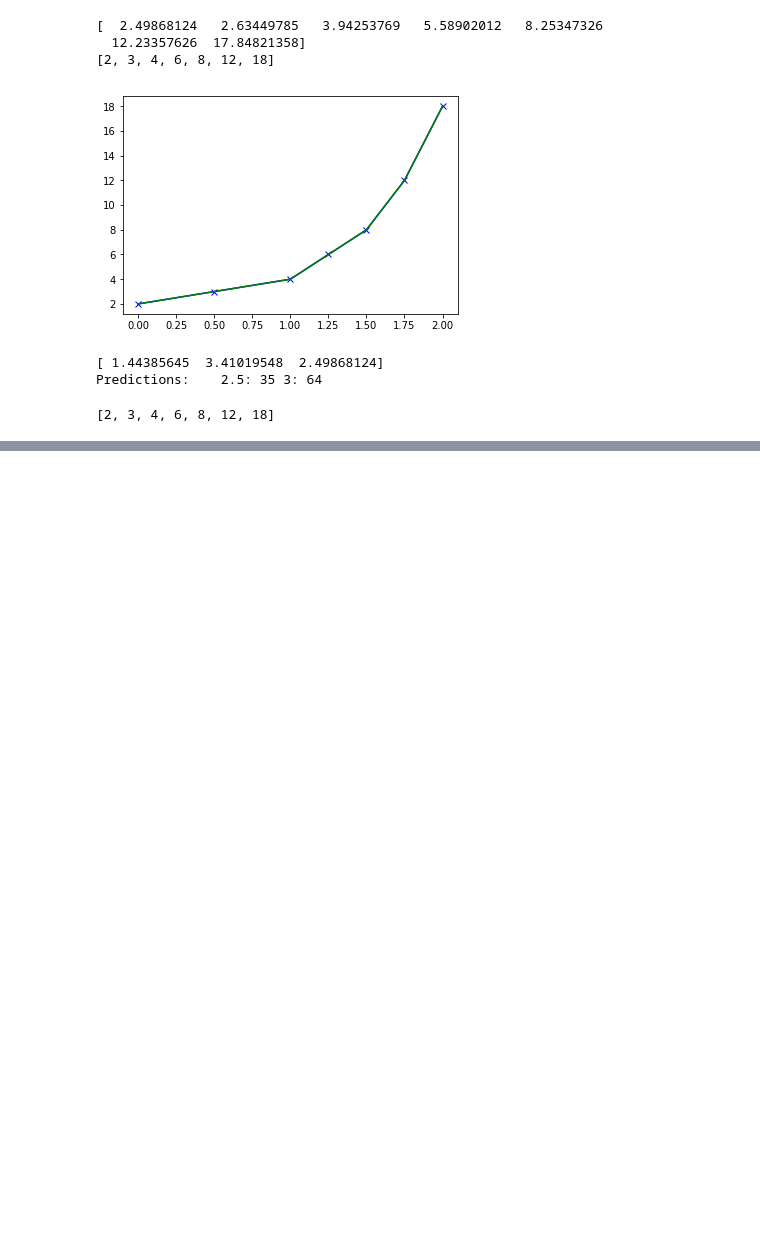
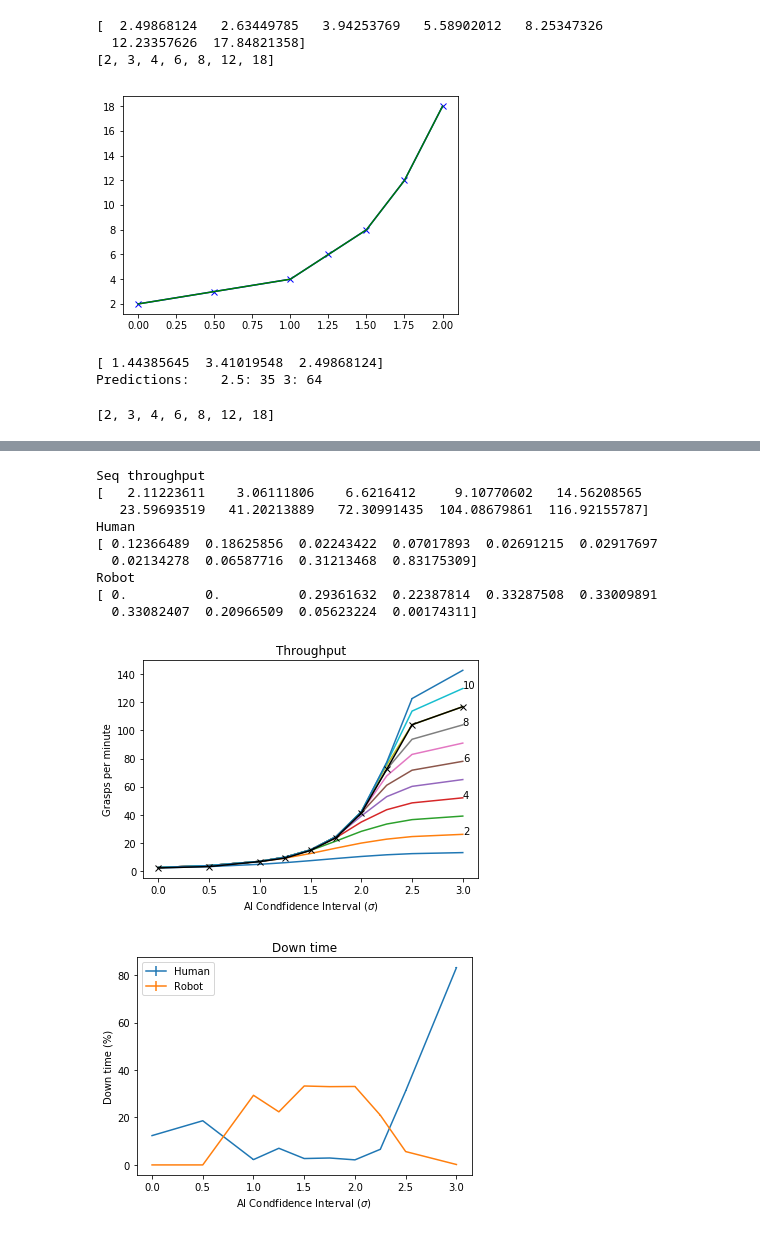
Before and after one commit to JeffreyILipton/SimulationOfFleet, a Jupyter notebook: Analysis.ipynb, the cells around one changed output, grey strips where cells are left out. Drawn from its saved outputs; the diff is of its cells as text; code cells hidden in the pictures; blank space fills up the shorter version.

```diff
--- a/Analysis.ipynb
+++ b/Analysis.ipynb
@@ -567,0 +585,15 @@ Predictions:    2.5: 35 3: 64
+# %%
+nbot = [1  ,1   , 2  , 2   , 3  , 4  , 6 , 8  , 9 , 9 ]
+plotSeqThroughpout(nbot,fulldata,x,doNote=True,)
+# %% [output]
+Seq throughput
+[   2.11223611    3.06111806    6.6216412     9.10770602   14.56208565
+   23.59693519   41.20213889   72.30991435  104.08679861  116.92155787]
+Human
+[ 0.12366489  0.18625856  0.02243422  0.07017893  0.02691215  0.02917697
+  0.02134278  0.06587716  0.31213468  0.83175309]
+Robot
+[ 0.          0.          0.29361632  0.22387814  0.33287508  0.33009891
+  0.33082407  0.20966509  0.05623224  0.00174311]
+[figure, added]
+[figure, added]
```
Also changed, not shown: parts of 3 cells of this notebook, 5 other files.
